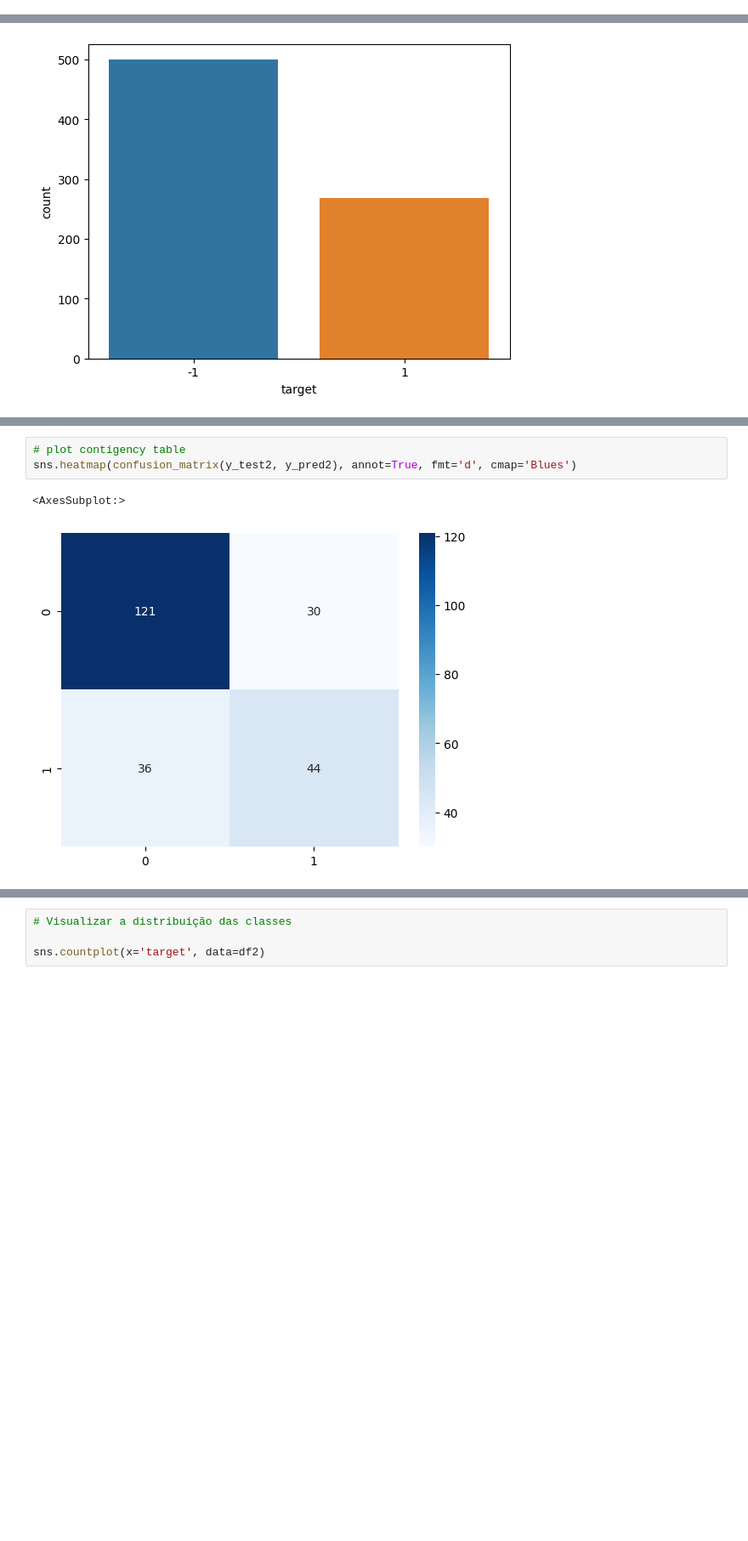
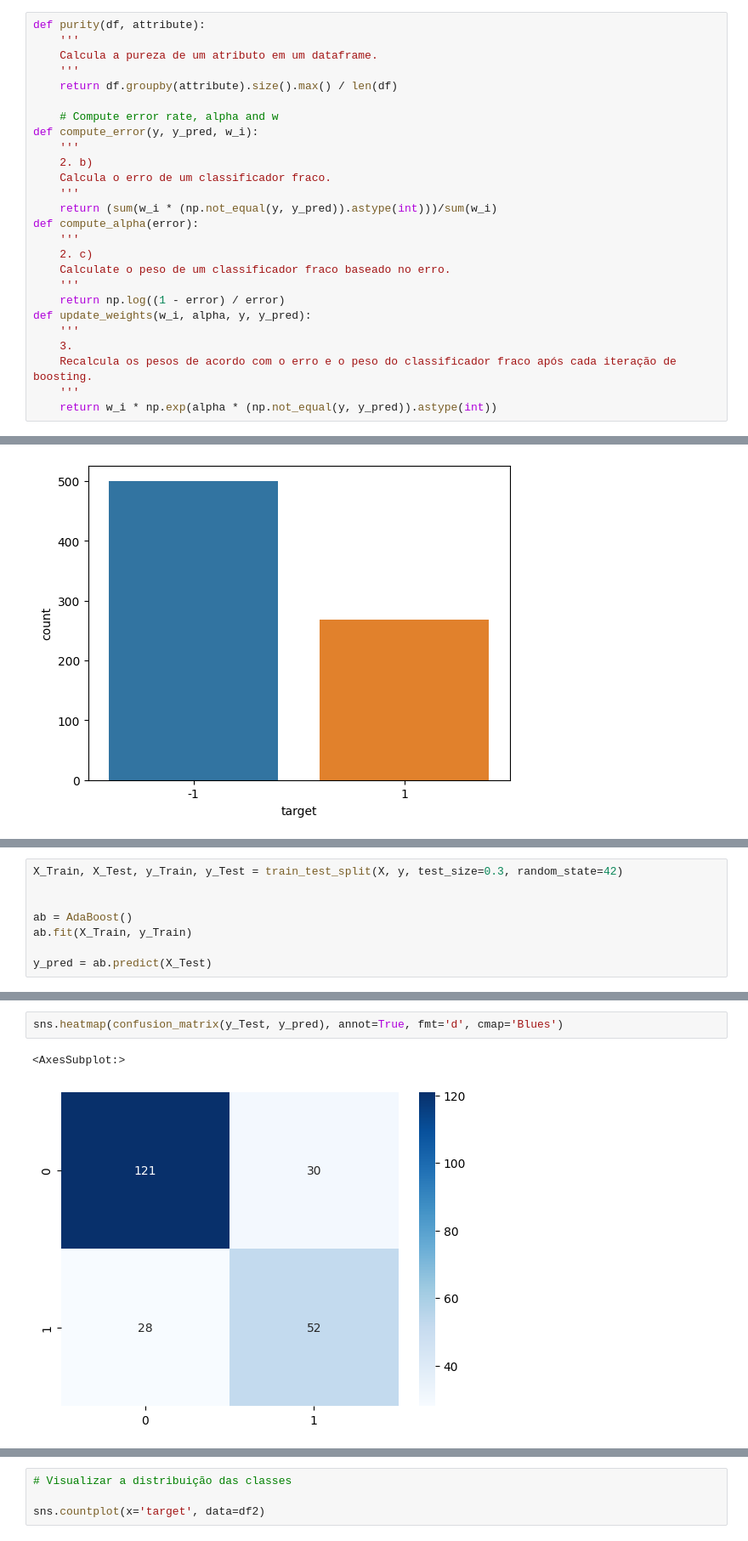
Before and after one commit to PRCSousa/ML-Assignment1, a Jupyter notebook: main.ipynb, the cells around one changed output, grey strips where cells are left out. Shown at 85% size. Cells and saved outputs as stored; diff of their text form; blank space fills up the shorter version.

```diff
--- a/main.ipynb
+++ b/main.ipynb
@@ -11,0 +38,26 @@ from sklearn.model_selection import train_test_split
+# %%
+def purity(df, attribute):
+    '''
+    Calcula a pureza de um atributo em um dataframe.
+    '''
+    return df.groupby(attribute).size().max() / len(df)
+
+    # Compute error rate, alpha and w
+def compute_error(y, y_pred, w_i):
+    '''
+    2. b)
+    Calcula o erro de um classificador fraco.
+    '''
+    return (sum(w_i * (np.not_equal(y, y_pred)).astype(int)))/sum(w_i)
+def compute_alpha(error):
+    '''
+    2. c)
+    Calculate o peso de um classificador fraco baseado no erro.
+    '''
+    return np.log((1 - error) / error)
+def update_weights(w_i, alpha, y, y_pred):
+    '''
+    3.
+    Recalcula os pesos de acordo com o erro e o peso do classificador fraco após cada iteração de boosting.
+    '''
+    return w_i * np.exp(alpha * (np.not_equal(y, y_pred)).astype(int))
@@ -262 +172,9 @@ y_pred = ab.predict(X_test)
+# %%
+X_Train, X_Test, y_Train, y_Test = train_test_split(X, y, test_size=0.3, random_state=42)
+
+
+ab = AdaBoost()
+ab.fit(X_Train, y_Train)
+
+y_pred = ab.predict(X_Test)
 # %%
@@ -312,9 +221,8 @@ print('AUC: ', roc_auc)
 [figure]
 AUC:  0.6756622516556291
 # %%
-# plot contigency table
-sns.heatmap(confusion_matrix(y_test2, y_pred2), annot=True, fmt='d', cmap='Blues')
+sns.heatmap(confusion_matrix(y_Test, y_pred), annot=True, fmt='d', cmap='Blues')
 # %% [output]
 <AxesSubplot:>
-[figure, old version]
+[figure, new version]
 # %%
```
Also changed, not shown: parts of 43 cells of this notebook.
